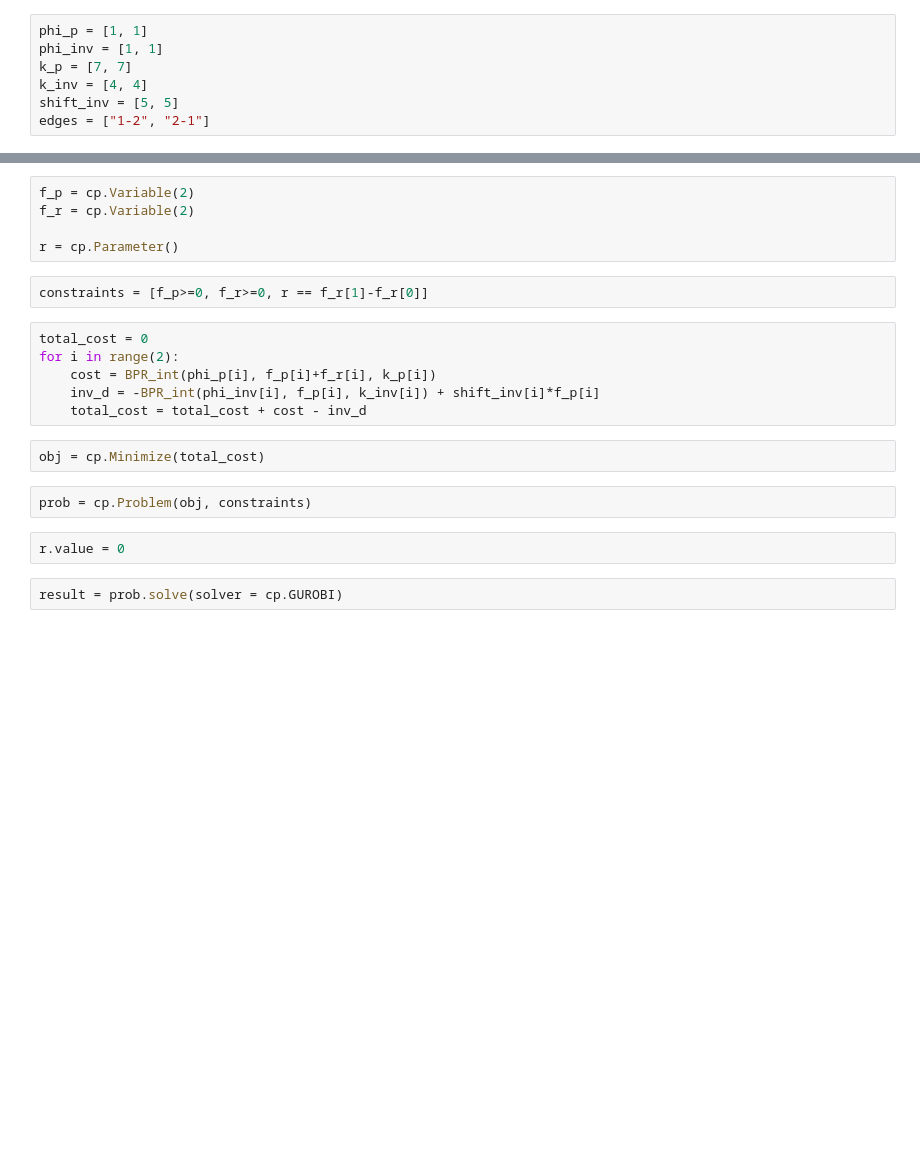
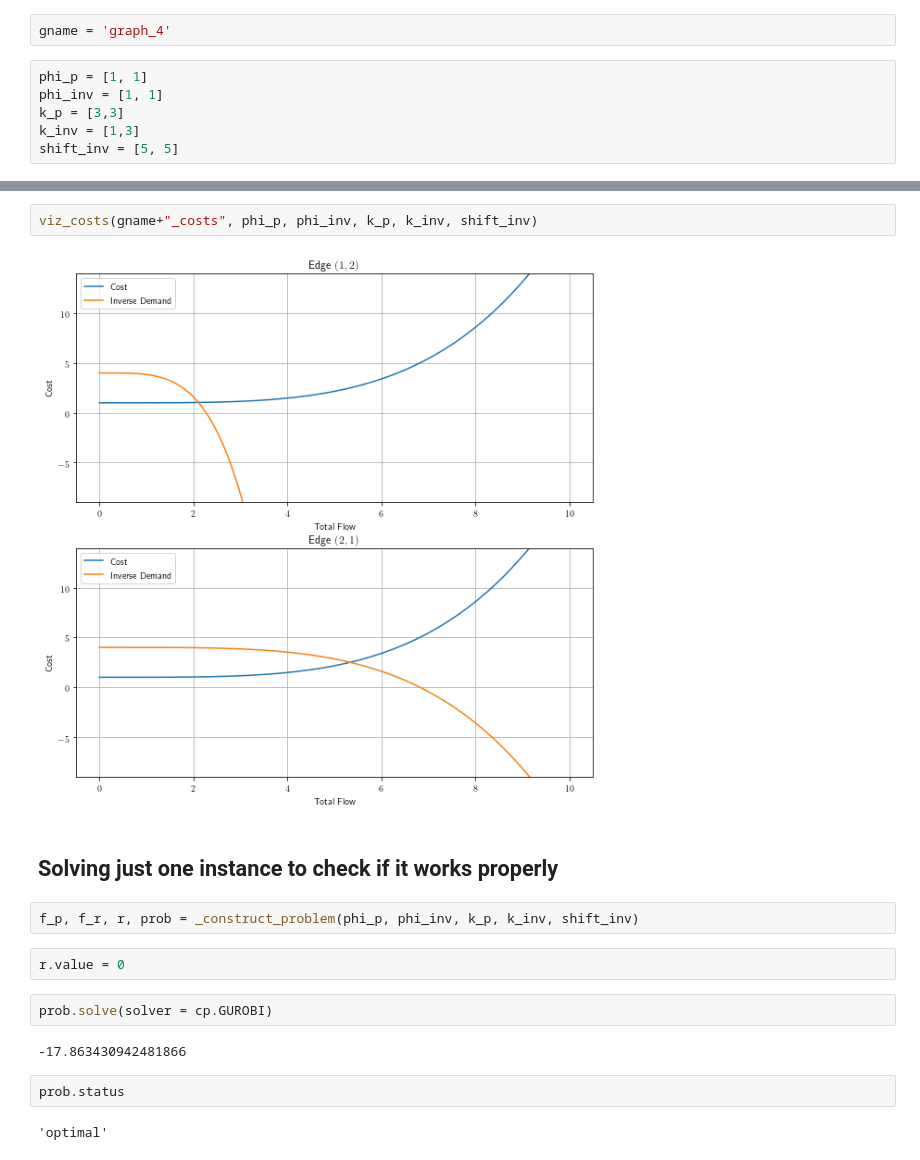
Before and after one commit to LucasFuentesValenzuela/ICU, a Jupyter notebook: notebooks/Contractivity analysis.ipynb, the cells around one changed output, grey strips where cells are left out. Cells and saved outputs as stored; diff of their text form; blank space fills up the shorter version.

```diff
--- a/notebooks/Contractivity analysis.ipynb
+++ b/notebooks/Contractivity analysis.ipynb
@@ -12,7 +20,8 @@ import matplotlib.pyplot as plt
+# %%
+gname = 'graph_4'
 # %%
 phi_p = [1, 1]
 phi_inv = [1, 1]
-k_p = [7, 7]
-k_inv = [4, 4]
+k_p = [3,3]
+k_inv = [1,3]
 shift_inv = [5, 5]
-edges = ["1-2", "2-1"]
@@ -37,24 +28,21 @@ for i in range(2):
-# %%
-f_p = cp.Variable(2)
-f_r = cp.Variable(2)
-
-r = cp.Parameter()
-# %%
-constraints = [f_p>=0, f_r>=0, r == f_r[1]-f_r[0]]
-# %%
-total_cost = 0
-for i in range(2):
-    cost = BPR_int(phi_p[i], f_p[i]+f_r[i], k_p[i])
-    inv_d = -BPR_int(phi_inv[i], f_p[i], k_inv[i]) + shift_inv[i]*f_p[i]
-    total_cost = total_cost + cost - inv_d
-# %%
-obj = cp.Minimize(total_cost)
-# %%
-prob = cp.Problem(obj, constraints)
+# %%
+viz_costs(gname+"_costs", phi_p, phi_inv, k_p, k_inv, shift_inv)
+# %% [output]
+[figure, added]
+# %% [markdown]
+## Solving just one instance to check if it works properly
+# %%
+f_p, f_r, r, prob = _construct_problem(phi_p, phi_inv, k_p, k_inv, shift_inv)
 # %%
 r.value = 0
 # %%
-result = prob.solve(solver = cp.GUROBI)
+prob.solve(solver = cp.GUROBI)
+# %% [output]
+-17.863430942481866
+# %%
+prob.status
+# %% [output]
+'optimal'
 # %%
 f_p.value
 # %% [output]
```
Also changed, not shown: parts of 17 cells of this notebook, 1 other file.
